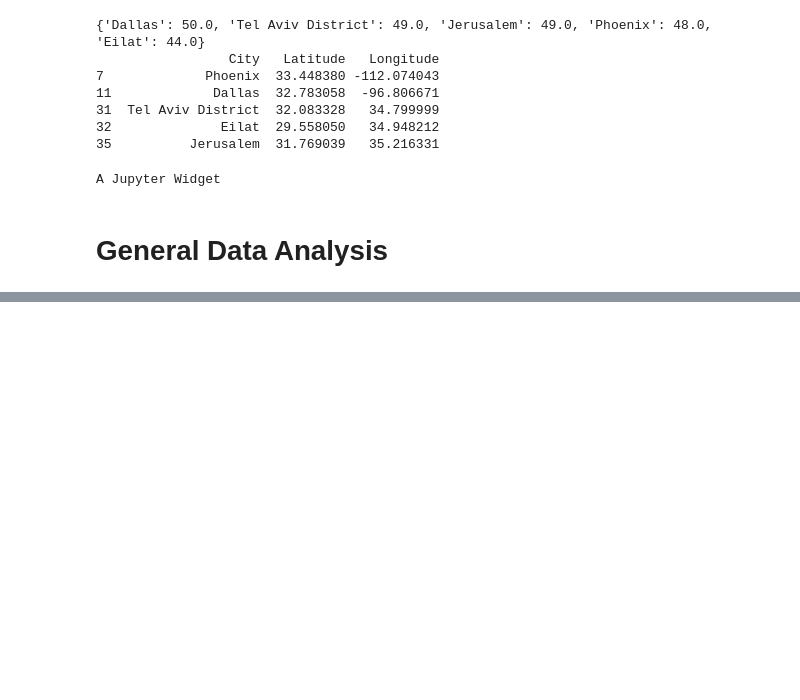
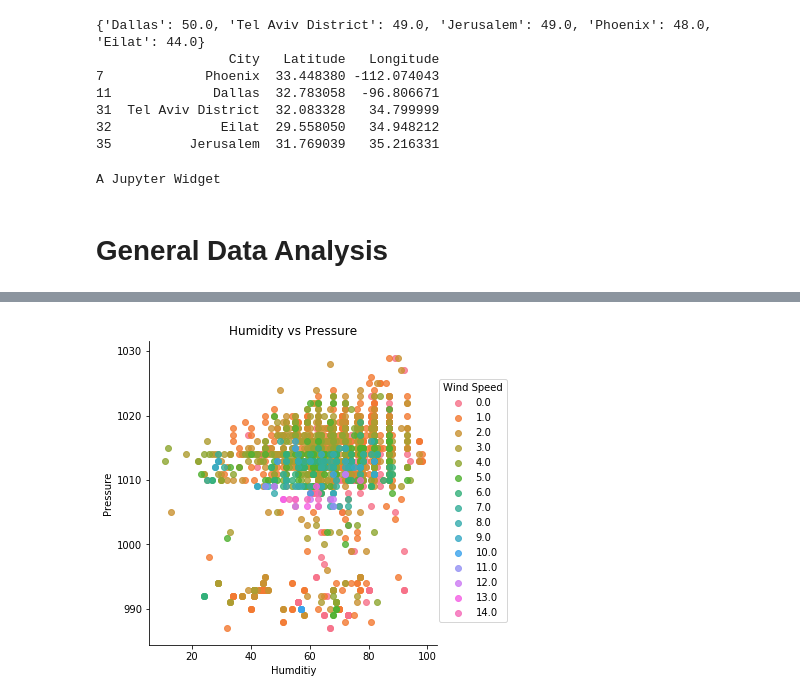
Before and after one commit to Arkidillo/weather-prediction, a Jupyter notebook: convert_descriptions_heatmaps-Ethan.ipynb, the cells around one changed output, grey strips where cells are left out. Saved outputs shown, nothing was run; the diff lists cells and outputs as text; code cells hidden in the pictures; blank space fills up the shorter version.

```diff
--- a/convert_descriptions_heatmaps-Ethan.ipynb
+++ b/convert_descriptions_heatmaps-Ethan.ipynb
@@ -282,0 +305,41 @@ Name: Jerusalem, Length: 45253, dtype: float64
+# %%
+# Using a bunch of different csv files to create a sns.lmplot
+import seaborn as sns
+import pandas as pd
+import matplotlib.pyplot as plt
+
+#first read in temperature
+all_features = pd.read_csv("temperature.csv")
+
+humidity_ = pd.read_csv("humidity.csv")
+
+windspeed_ = pd.read_csv("wind_speed.csv")
+
+pressure_ = pd.read_csv("pressure.csv")
+
+all_features['Humidity'] = humidity_['Tel Aviv District']
+
+all_features['Wind Speed'] = windspeed_['Tel Aviv District']
+
+all_features['Pressure'] = pressure_['Tel Aviv District']
+
+columns_used = ['Tel Aviv District', 'Humidity', 'Wind Speed', 'Pressure']
+
+all_features = all_features[columns_used]
+
+all_features_telaviv = all_features[pd.notnull(all_features['Humidity'])]
+
+decimals = 2
+df['Tel Aviv District'] = df['Tel Aviv District'].apply(lambda x: round(x,decimals))
+
+#print(all_features_telaviv)
+
+#Scatter plot showing Tel aviv weather features
+sns.lmplot(x='Humidity', y='Pressure', data=all_features_telaviv[:2000],
+           fit_reg=False, hue = 'Wind Speed')
+plt.xlabel('Humditiy')
+plt.ylabel('Pressure')
+plt.title('Humidity vs Pressure')
+plt.show()
+# %% [output]
+[figure, added]
```
Also changed, not shown: parts of 12 cells of this notebook, 13 other files.
